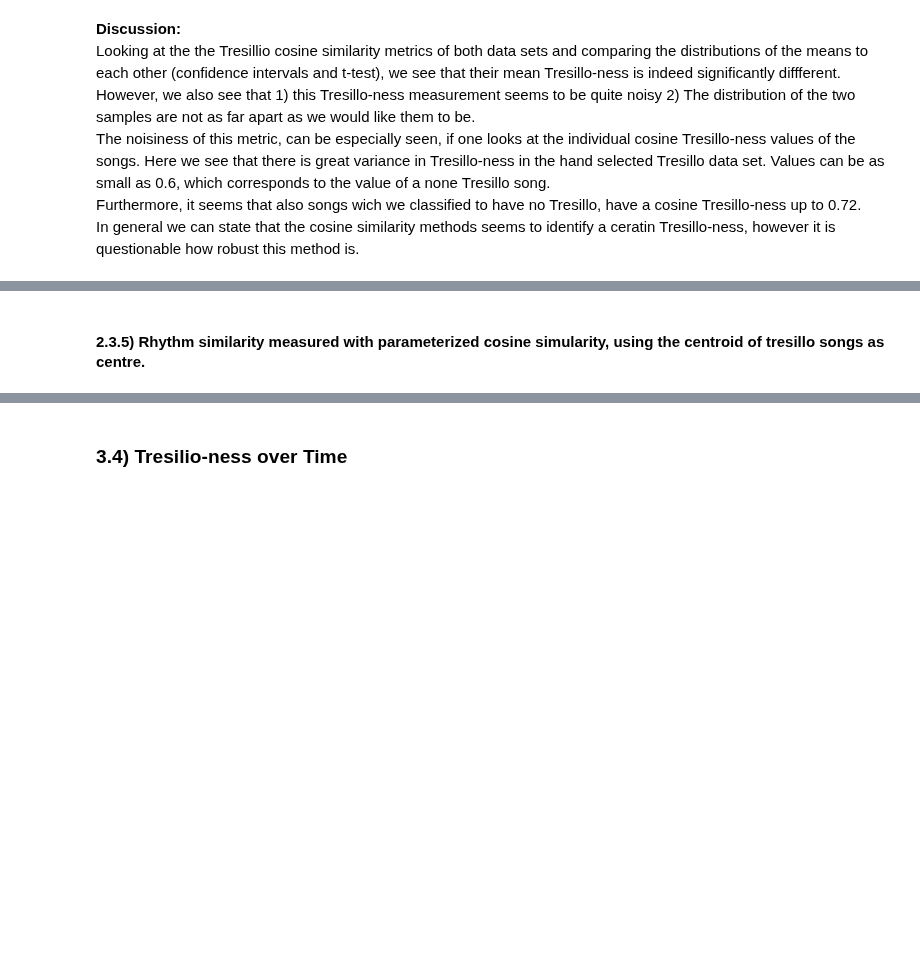
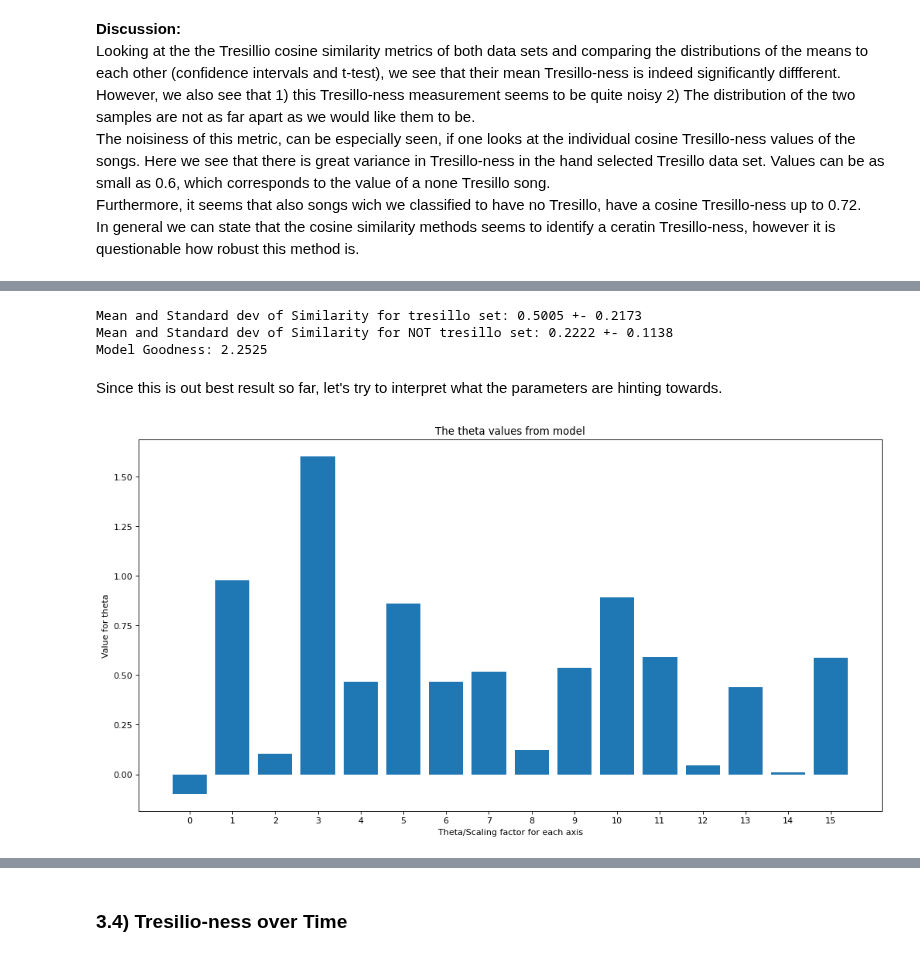
Before and after one commit to pushkarjajoria/Tresillo, a Jupyter notebook: src/milestone_3_sugessted_structure.ipynb, the cells around one changed output, grey strips where cells are left out. Drawn from its saved outputs; the diff is of its cells as text; code cells hidden in the pictures; blank space fills up the shorter version.

```diff
--- a/src/milestone_3_sugessted_structure.ipynb
+++ b/src/milestone_3_sugessted_structure.ipynb
@@ -531,5 +500,3 @@ model_goodness_4
-# %% [markdown]
-#### 2.3.5) Rhythm similarity measured with parameterized cosine simularity, using the centroid of tresillo songs as centre.
 # %%
 class ParameterizedDistance(nn.Module):
     def __init__(self, theta, device, distance_function):
@@ -577,0 +561,28 @@ class ParameterizedDistance(nn.Module):
+# %%
+model_goodness_3 = 1/validation_ratio
+model_goodness_3 = model_goodness_3.cpu().detach().item()
+similarity = model.similarity(np_tresillo_test, vanilla_tresillo_vector).cpu().detach().numpy()
+print(f"Mean and Standard dev of Similarity for tresillo set: {round(np.mean(similarity), 4)} +- {round(np.std(similarity), 4)}")
+similarity_not_tre = model.similarity(np_not_tre_validation, vanilla_tresillo_vector).cpu().detach().numpy()
+print(f"Mean and Standard dev of Similarity for NOT tresillo set: {round(np.mean(similarity_not_tre), 4)} +- {round(np.std(similarity_not_tre), 4)}")
+print(f"Model Goodness: {round(model_goodness_3, 4)}")
+# %% [output]
+Mean and Standard dev of Similarity for tresillo set: 0.5005 +- 0.2173
+Mean and Standard dev of Similarity for NOT tresillo set: 0.2222 +- 0.1138
+Model Goodness: 2.2525
+# %% [markdown]
+Since this is out best result so far, let's try to interpret what the parameters are hinting towards.
+# %%
+import matplotlib.pyplot as plt
+y = model.theta.cpu().detach().numpy().reshape(-1)
+x = np.arange(16)
+fig = plt.figure(figsize=(12, 6), dpi=80)
+ax = fig.add_axes([0,0,1,1])
+plt.xticks(x)
+ax.bar(x,y)
+ax.set_xlabel('Theta/Scaling factor for each axis')
+ax.set_ylabel('Value for theta')
+ax.set_title('The theta values from model')
+plt.show()
+# %% [output]
+[figure, added]
```
Also changed, not shown: parts of 53 cells of this notebook.
